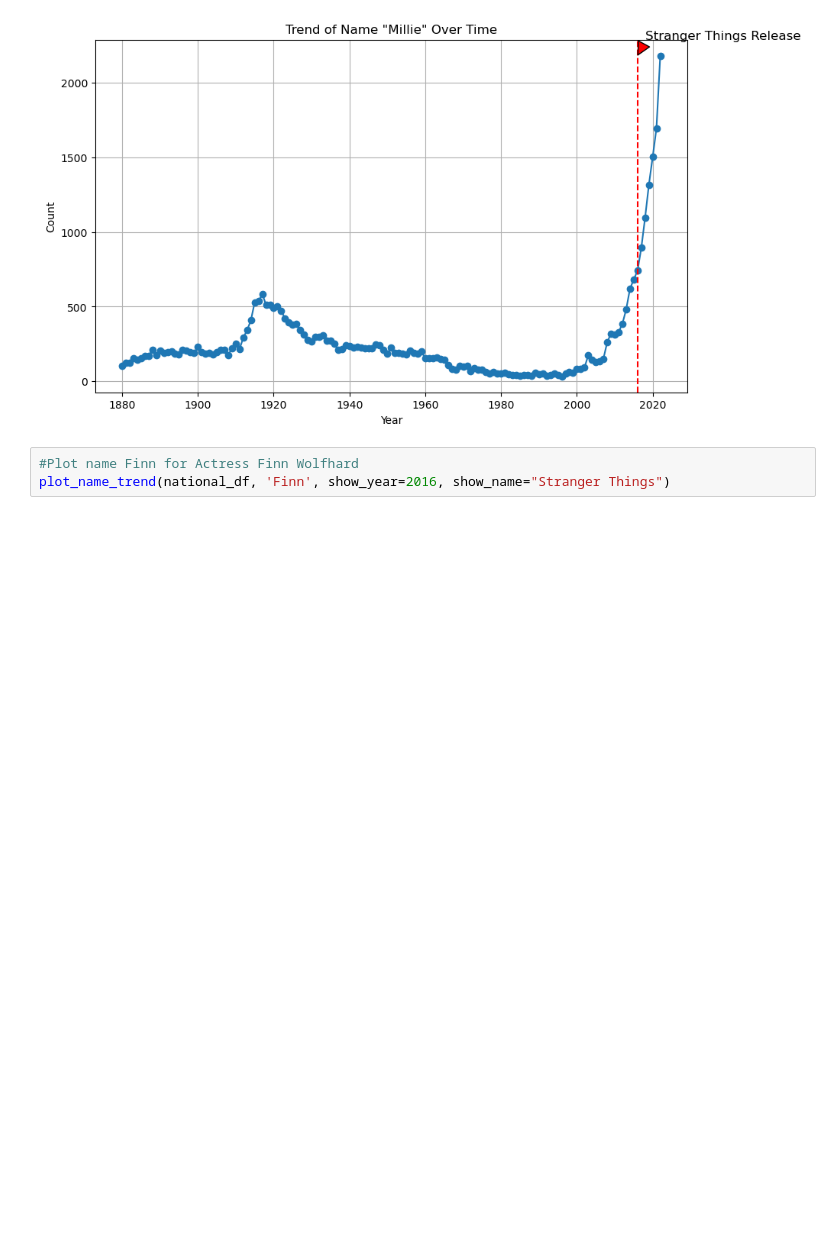
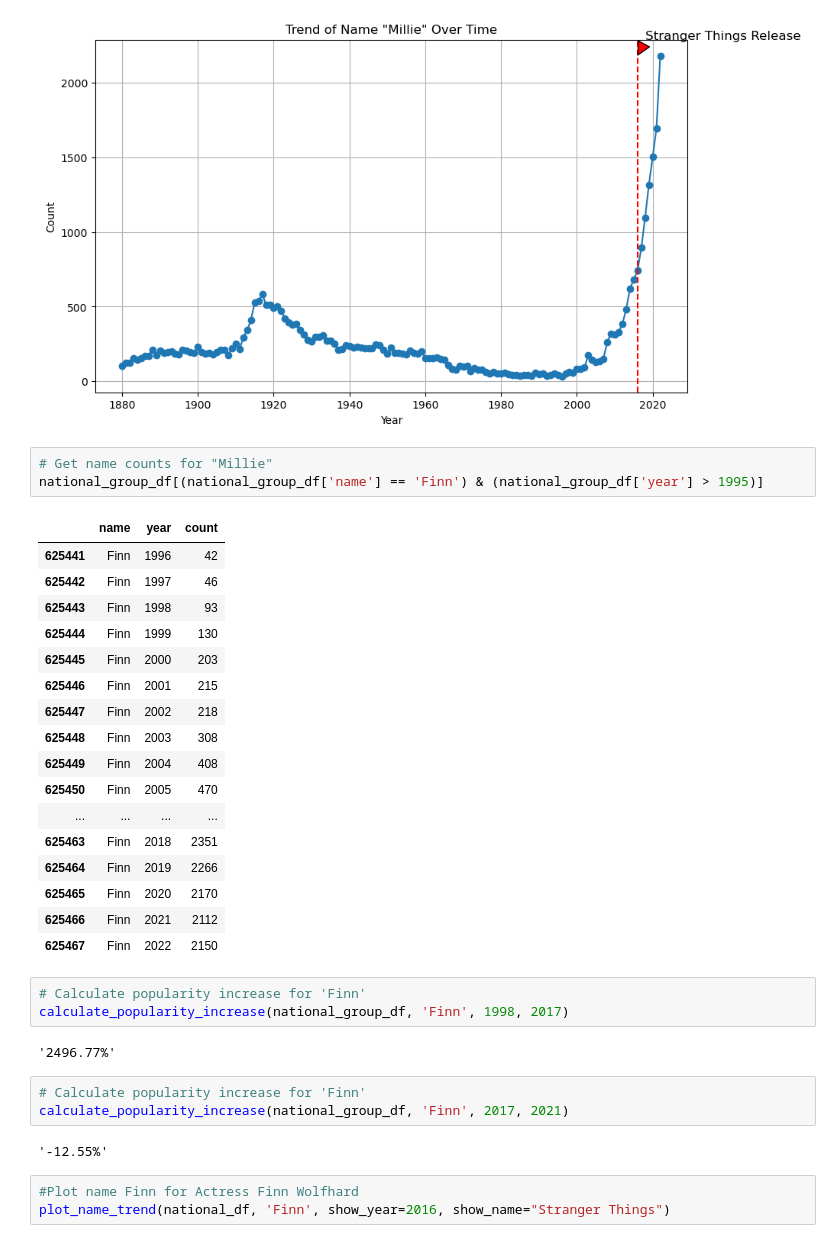
Before and after one commit to paulsch1/capstone, a Jupyter notebook: cap5a_popular_shows.ipynb, the cells around one changed output. Drawn from its saved outputs; the diff is of its cells as text; blank space fills up the shorter version.

```diff
--- a/cap5a_popular_shows.ipynb
+++ b/cap5a_popular_shows.ipynb
@@ -309,6 +364,37 @@ plt.show()
 plot_name_trend(national_df, 'Millie', show_year=2016, show_name="Stranger Things")
 # %% [output]
 [figure]
+# %%
+# Get name counts for "Millie"
+national_group_df[(national_group_df['name'] == 'Finn') & (national_group_df['year'] > 1995)]
+# %% [output]
+|  | name | year | count |
+| 625441 | Finn | 1996 | 42 |
+| 625442 | Finn | 1997 | 46 |
+| 625443 | Finn | 1998 | 93 |
+| 625444 | Finn | 1999 | 130 |
+| 625445 | Finn | 2000 | 203 |
+| 625446 | Finn | 2001 | 215 |
+| 625447 | Finn | 2002 | 218 |
+| 625448 | Finn | 2003 | 308 |
+| 625449 | Finn | 2004 | 408 |
+| 625450 | Finn | 2005 | 470 |
+| ... | ... | ... | ... |
+| 625463 | Finn | 2018 | 2351 |
+| 625464 | Finn | 2019 | 2266 |
+| 625465 | Finn | 2020 | 2170 |
+| 625466 | Finn | 2021 | 2112 |
+| 625467 | Finn | 2022 | 2150 |
+# %%
+# Calculate popularity increase for 'Finn'
+calculate_popularity_increase(national_group_df, 'Finn', 1998, 2017)
+# %% [output]
+'2496.77%'
+# %%
+# Calculate popularity increase for 'Finn'
+calculate_popularity_increase(national_group_df, 'Finn', 2017, 2021)
+# %% [output]
+'-12.55%'
 # %%
 #Plot name Finn for Actress Finn Wolfhard
 plot_name_trend(national_df, 'Finn', show_year=2016, show_name="Stranger Things")
```
Also changed, not shown: parts of 12 cells of this notebook.
